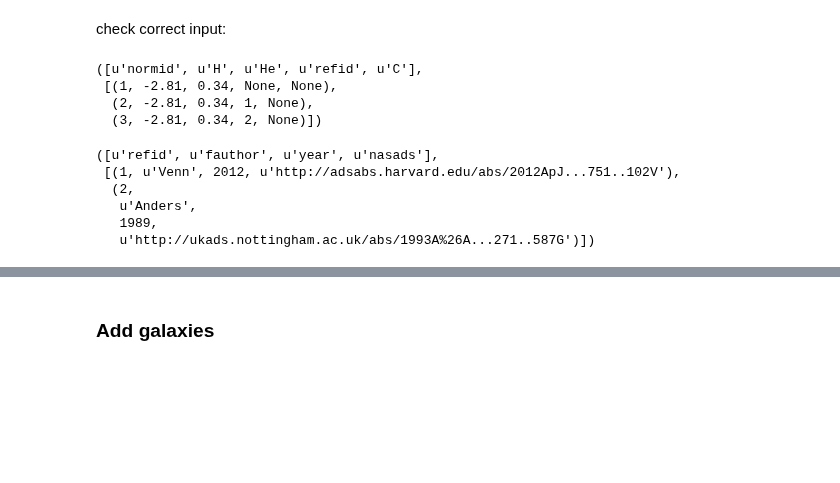
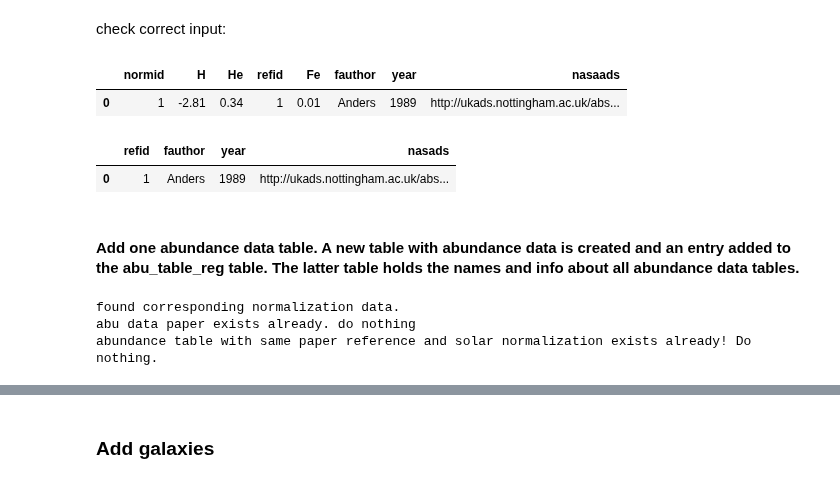
Before and after one commit to NuGrid/NuPyCEE, a Jupyter notebook: DOC/Capabilities/SQL_stellab.ipynb, the cells around one changed output, grey strips where cells are left out. Saved outputs shown, nothing was run; the diff lists cells and outputs as text; code cells hidden in the pictures; blank space fills up the shorter version.

```diff
--- a/DOC/Capabilities/SQL_stellab.ipynb
+++ b/DOC/Capabilities/SQL_stellab.ipynb
@@ -276,0 +269,27 @@ def add_abundance_data(abu_paper,abu_norm,abu_label,abu_data):
+# %%
+def get_solar_normalizations(norm_paper=[],data_x_y=False):
+    '''
+    Access either specific solar normalization data, specified through norm_paper or all solar normalization
+    data when norm_paper=[].
+    e.g. norm_paper=['Anders',1989]
+    '''
+
+    all_data= db.execute('''SELECT sn.*,r.fauthor,r.year,r.nasads FROM solarnorms sn INNER JOIN refs as r ON sn.refid = r.refid''').fetchall()
+    columns = get_column_names('solarnorms')
+    columns=columns + ['fauthor','year','nasaads']
+
+    if not len(norm_paper) == 0:
+        idx=-1
+        for k in range(len(all_data)):
+            print all_data[k]
+            if norm_paper[0] in all_data[k] and norm_paper[1] in all_data[k]:
+                idx=k
+                break
+        if idx == -1: return 'normalization table not found.'
+        data = [all_data[idx]]
+    else:
+        data = all_data
+    if data_x_y:
+        return columns,data
+    else:
+        return pd.DataFrame(data=data,columns=columns).style.format(make_clickable)
@@ -286,18 +355,29 @@ normalization data is already available.
 # %% [markdown]
 check correct input:
-# %%
-get_column_names('solarnorms'),db.execute('''SELECT * FROM solarnorms''').fetchall()
-# %% [output]
-([u'normid', u'H', u'He', u'refid', u'C'],
- [(1, -2.81, 0.34, None, None),
-  (2, -2.81, 0.34, 1, None),
-  (3, -2.81, 0.34, 2, None)])
-# %%
-get_column_names('refs'),db.execute('''SELECT * FROM refs''').fetchall()
-# %% [output]
-([u'refid', u'fauthor', u'year', u'nasads'],
- [(1, u'Venn', 2012, u'http://adsabs.harvard.edu/abs/2012ApJ...751..102V'),
-  (2,
-   u'Anders',
-   1989,
-   u'http://ukads.nottingham.ac.uk/abs/1993A%26A...271..587G')])
+# %%
+#did we successfully created database entry in solar normalization table?
+get_solar_normalizations()
+# %% [output]
+|  | normid | H | He | refid | Fe | fauthor | year | nasaads |
+| 0 | 1 | -2.81 | 0.34 | 1 | 0.01 | Anders | 1989 | http://ukads.nottingham.ac.uk/abs... |
+# %%
+#lets see if there is an entry for the paper referene in the refs table
+get_paper_refs()
+# %% [output]
+|  | refid | fauthor | year | nasads |
+| 0 | 1 | Anders | 1989 | http://ukads.nottingham.ac.uk/abs... |
+# %% [markdown]
+#### Add one abundance data table. A new table with abundance data is created and an entry added to the abu_table_reg table. The latter table holds the names and info about all abundance data tables.
+# %%
+#add abundance data
+abundance_paper=['Venn',2012,'http://adsabs.harvard.edu/abs/2012ApJ...751..102V','Milky Way']
+#corresponding normalization for abundance data. Must be existant in database, else use add_normalization() above.
+abundance_norm=['Anders','1989']
+#plain data
+abundance_label=['[Fe/H]','err']
+abundance_data = [-2.81,0.34]
+add_abundance_data(abundance_paper,abundance_norm,abundance_label,abundance_data)
+# %% [output]
+found corresponding normalization data.
+abu data paper exists already. do nothing
+abundance table with same paper reference and solar normalization exists already! Do nothing.
```
Also changed, not shown: parts of 34 cells of this notebook.
